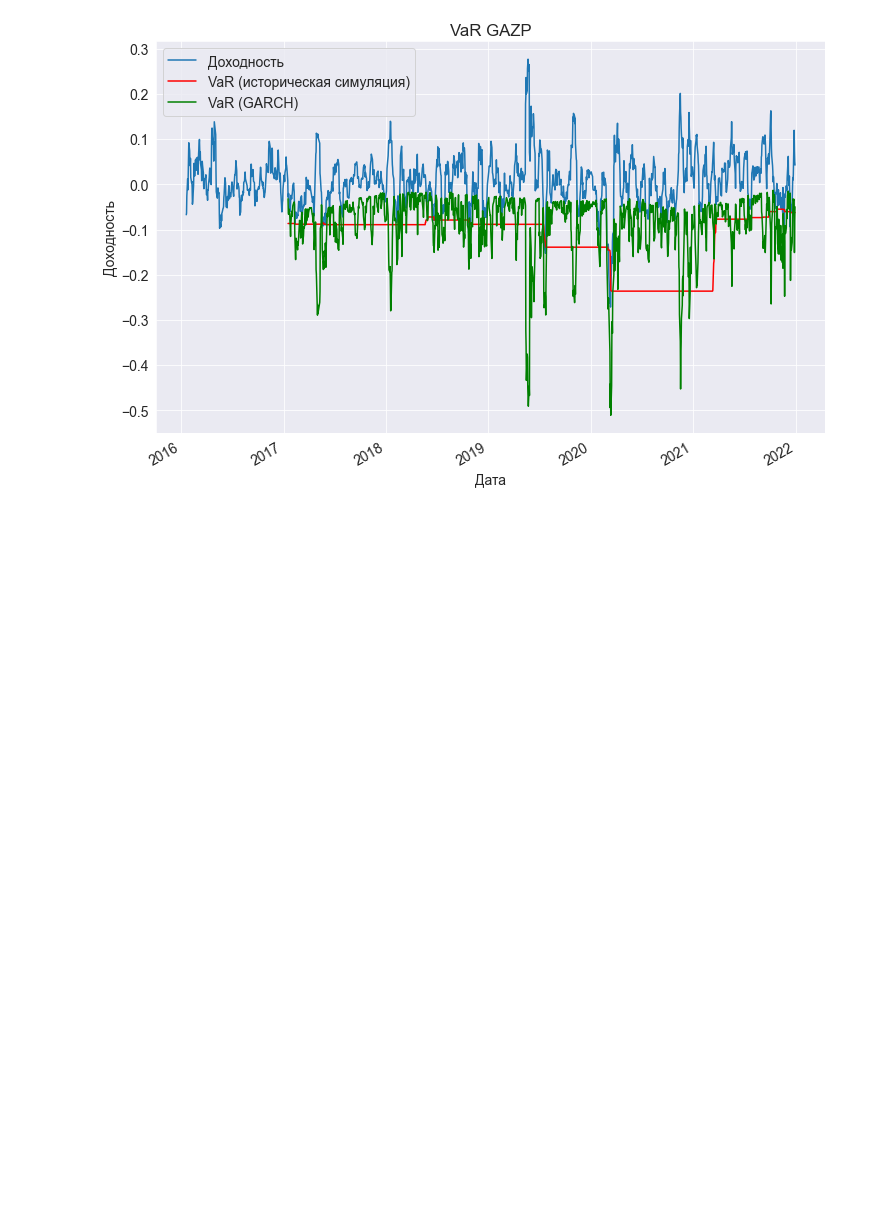
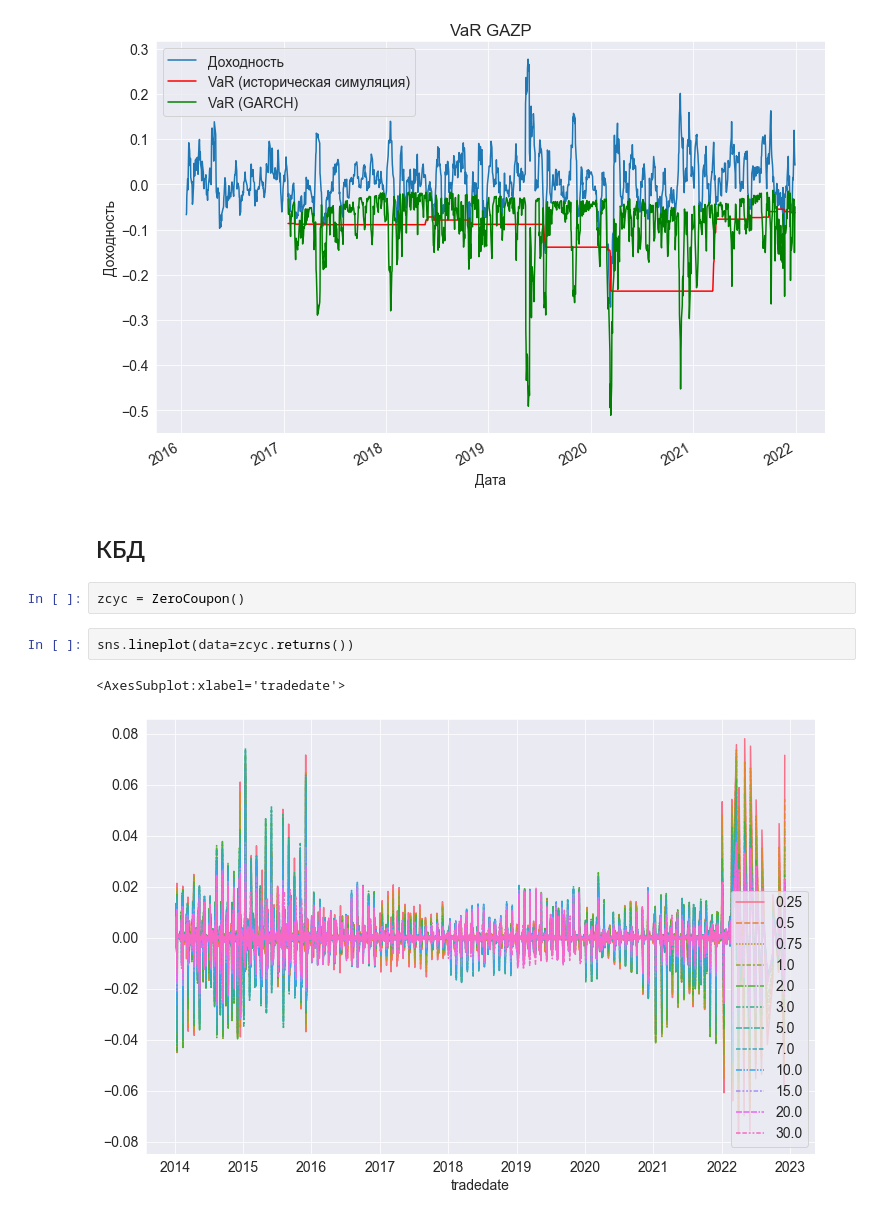
Before and after one commit to gaarutyunov/market-risk, a Jupyter notebook: notebooks/value_at_risk.ipynb, the cells around one changed output. Saved outputs shown, nothing was run; the diff lists cells and outputs as text; blank space fills up the shorter version.

Commit message:
zero coupon yield curve

```diff
--- a/notebooks/value_at_risk.ipynb
+++ b/notebooks/value_at_risk.ipynb
@@ -228,3 +233,12 @@ GAZP.plot_value_at_risk(periods=1)
 GAZP.plot_value_at_risk(periods=10)
 # %% [output]
 [figure]
+# %% [markdown]
+## КБД
+# %%
+zcyc = ZeroCoupon()
+# %%
+sns.lineplot(data=zcyc.returns())
+# %% [output]
+<AxesSubplot:xlabel='tradedate'>
+[figure, added]
```
Also changed, not shown: parts of 2 cells of this notebook, 7 other files.
